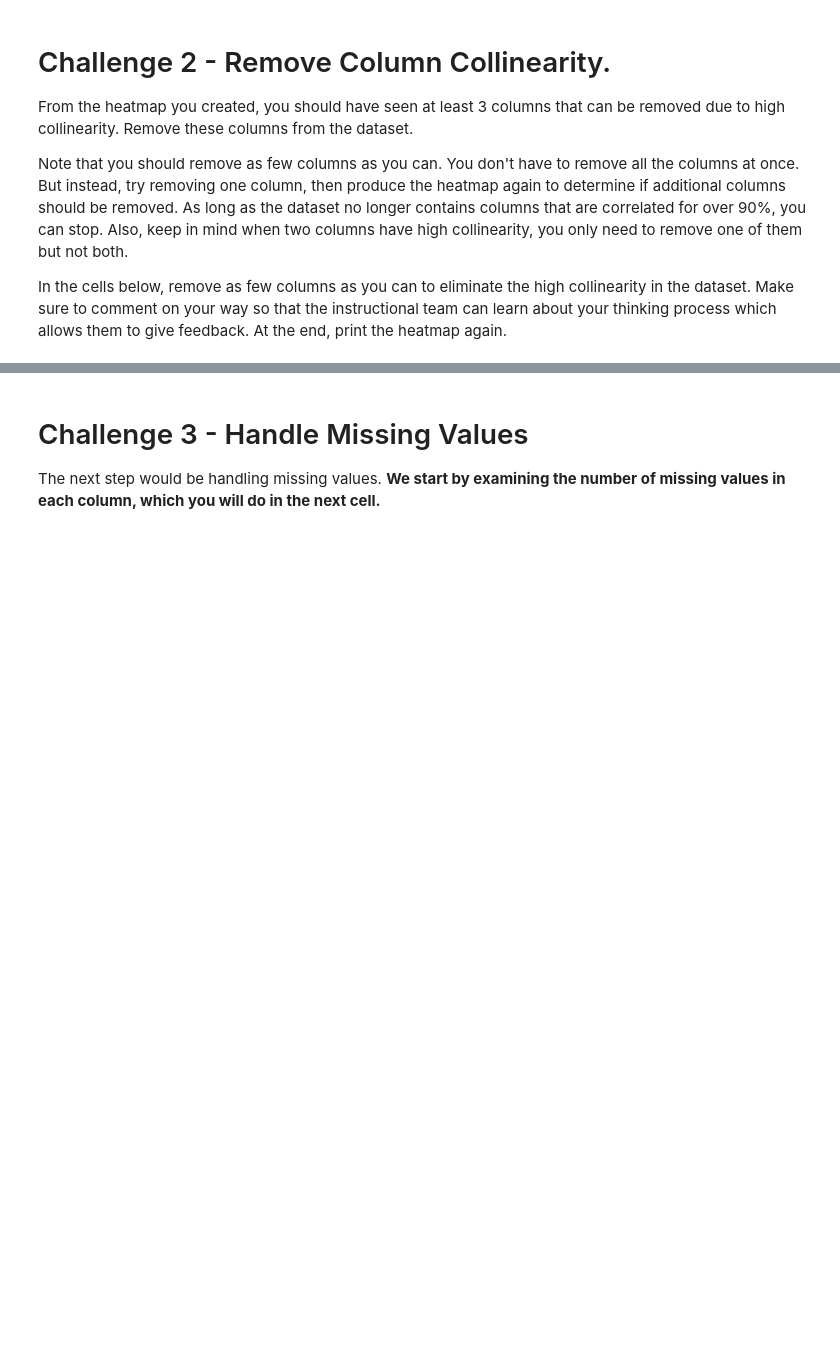
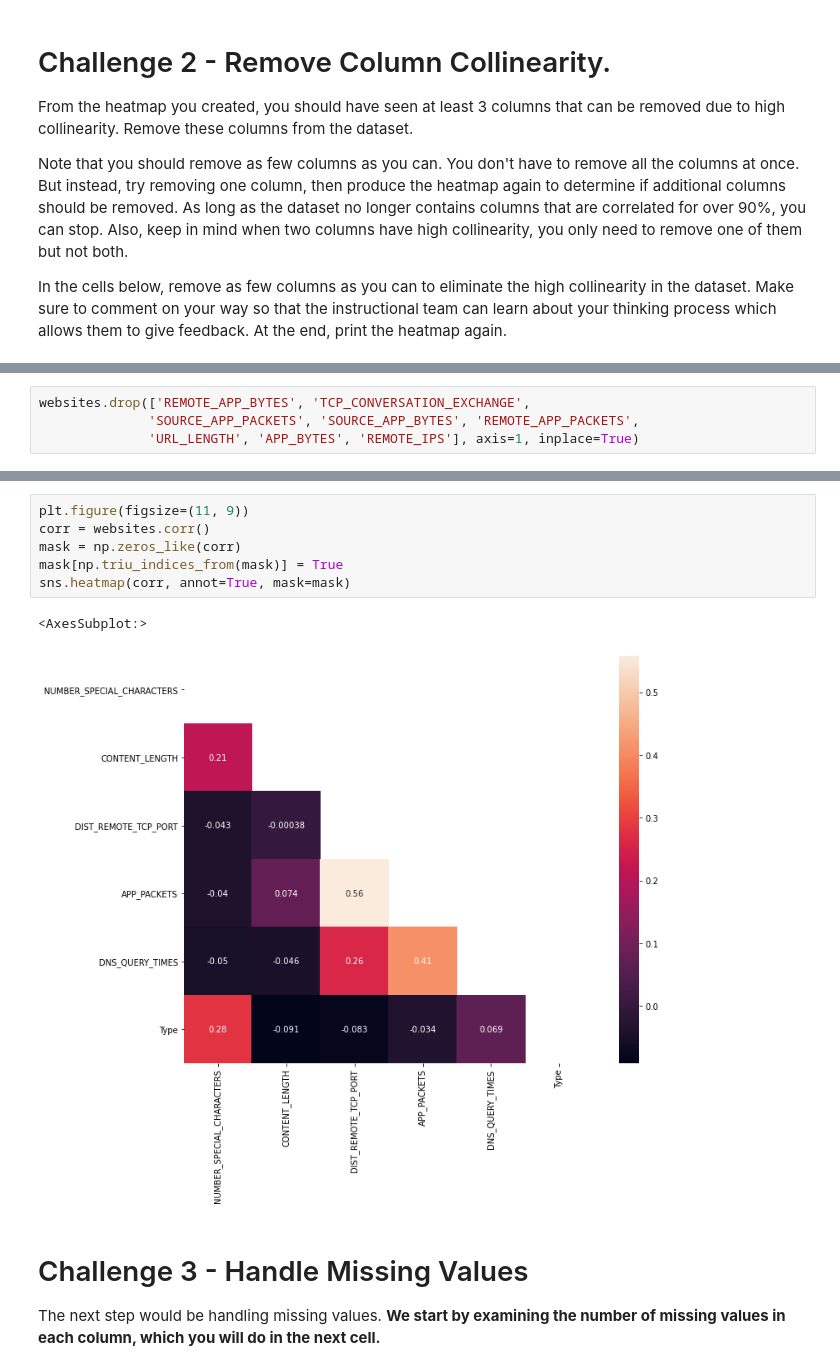
Before and after one commit to ta-data-remote/lab-supervised-learning, a Jupyter notebook: your-code/main.ipynb, the cells around one changed output, grey strips where cells are left out. Drawn from its saved outputs; the diff is of its cells as text; blank space fills up the shorter version.

```diff
--- a/your-code/main.ipynb
+++ b/your-code/main.ipynb
@@ -70,0 +123,4 @@ In the cells below, remove as few columns as you can to eliminate the high colli
+# %%
+websites.drop(['REMOTE_APP_BYTES', 'TCP_CONVERSATION_EXCHANGE',
+              'SOURCE_APP_PACKETS', 'SOURCE_APP_BYTES', 'REMOTE_APP_PACKETS',
+              'URL_LENGTH', 'APP_BYTES', 'REMOTE_IPS'], axis=1, inplace=True)
@@ -71,3 +143,12 @@ In the cells below, remove as few columns as you can to eliminate the high colli
+# %%
+plt.figure(figsize=(11, 9))
+corr = websites.corr()
+mask = np.zeros_like(corr)
+mask[np.triu_indices_from(mask)] = True
+sns.heatmap(corr, annot=True, mask=mask)
+# %% [output]
+<AxesSubplot:>
+[figure, added]
 # %% [markdown]
 # Challenge 3 - Handle Missing Values
 
```
Also changed, not shown: parts of 86 cells of this notebook.
